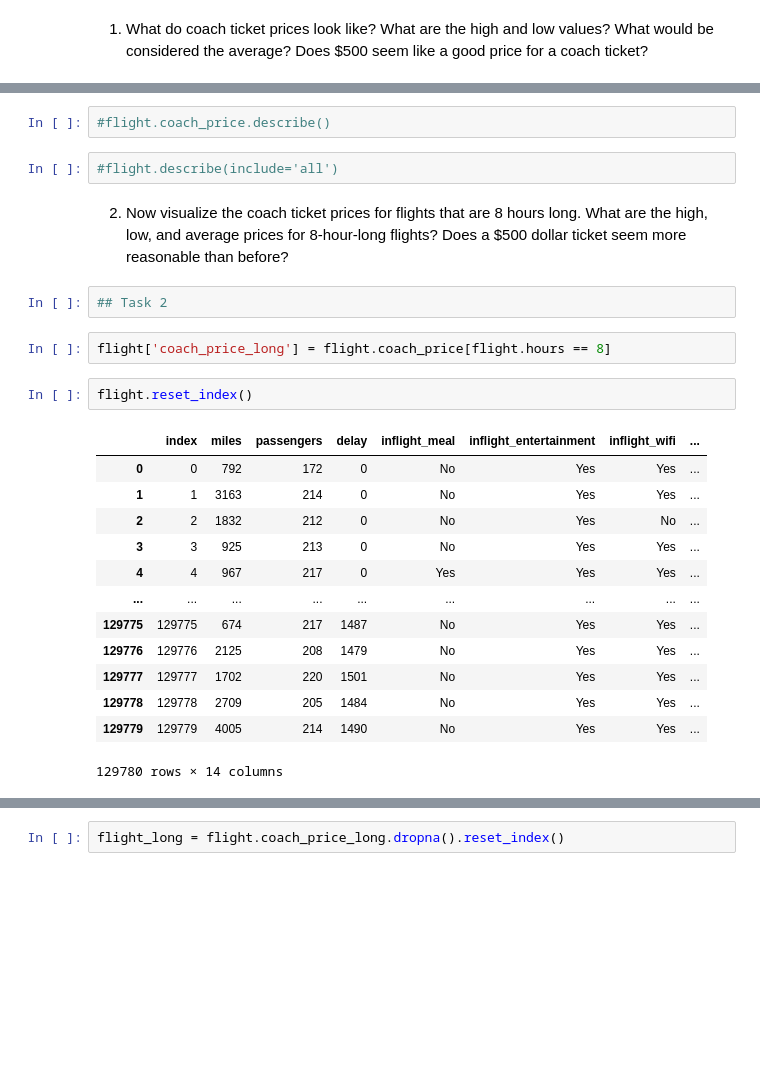
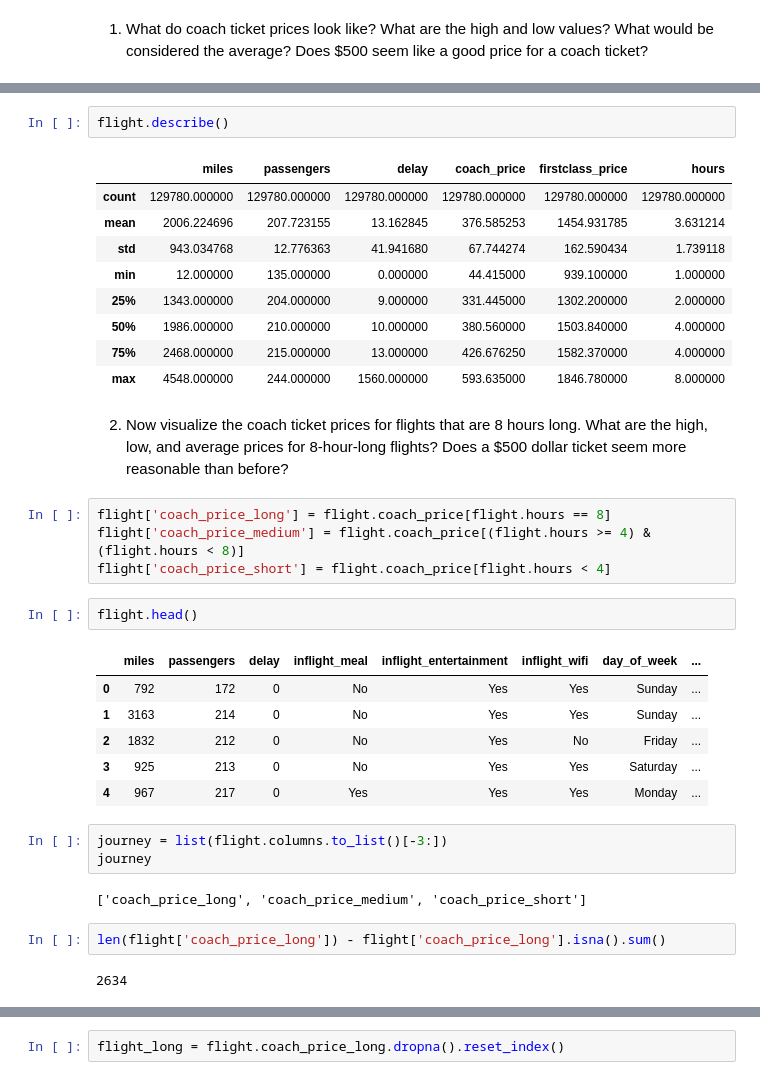
Before and after one commit to LiZoMark841619/Airline_analysis, a Jupyter notebook: Airline_analysis/Airline Analysis.ipynb, the cells around one changed output, grey strips where cells are left out. Drawn from its saved outputs; the diff is of its cells as text; blank space fills up the shorter version.

```diff
--- a/Airline_analysis/Airline Analysis.ipynb
+++ b/Airline_analysis/Airline Analysis.ipynb
@@ -84,26 +86,36 @@ that the $500 ticket is in that range
-# %%
-#flight.coach_price.describe()
-# %%
-#flight.describe(include='all')
+# %%
+flight.describe()
+# %% [output]
+|  | miles | passengers | delay | coach_price | firstclass_price | hours |
+| count | 129780.000000 | 129780.000000 | 129780.000000 | 129780.000000 | 129780.000000 | 129780.000000 |
+| mean | 2006.224696 | 207.723155 | 13.162845 | 376.585253 | 1454.931785 | 3.631214 |
+| std | 943.034768 | 12.776363 | 41.941680 | 67.744274 | 162.590434 | 1.739118 |
+| min | 12.000000 | 135.000000 | 0.000000 | 44.415000 | 939.100000 | 1.000000 |
+| 25% | 1343.000000 | 204.000000 | 9.000000 | 331.445000 | 1302.200000 | 2.000000 |
+| 50% | 1986.000000 | 210.000000 | 10.000000 | 380.560000 | 1503.840000 | 4.000000 |
+| 75% | 2468.000000 | 215.000000 | 13.000000 | 426.676250 | 1582.370000 | 4.000000 |
+| max | 4548.000000 | 244.000000 | 1560.000000 | 593.635000 | 1846.780000 | 8.000000 |
 # %% [markdown]
 2. Now visualize the coach ticket prices for flights that are 8 hours long. What are the high, low, and average prices for 8-hour-long flights? Does a $500 dollar ticket seem more reasonable than before?
-# %%
-## Task 2
 # %%
 flight['coach_price_long'] = flight.coach_price[flight.hours == 8]
+flight['coach_price_medium'] = flight.coach_price[(flight.hours >= 4) & (flight.hours < 8)]
+flight['coach_price_short'] = flight.coach_price[flight.hours < 4]
 # %%
-flight.reset_index()
+flight.head()
 # %% [output]
-|  | index | miles | passengers | delay | inflight_meal | inflight_entertainment | inflight_wifi | ... |
-| 0 | 0 | 792 | 172 | 0 | No | Yes | Yes | ... |
-| 1 | 1 | 3163 | 214 | 0 | No | Yes | Yes | ... |
-| 2 | 2 | 1832 | 212 | 0 | No | Yes | No | ... |
-| 3 | 3 | 925 | 213 | 0 | No | Yes | Yes | ... |
-| 4 | 4 | 967 | 217 | 0 | Yes | Yes | Yes | ... |
-| ... | ... | ... | ... | ... | ... | ... | ... | ... |
-| 129775 | 129775 | 674 | 217 | 1487 | No | Yes | Yes | ... |
-| 129776 | 129776 | 2125 | 208 | 1479 | No | Yes | Yes | ... |
-| 129777 | 129777 | 1702 | 220 | 1501 | No | Yes | Yes | ... |
-| 129778 | 129778 | 2709 | 205 | 1484 | No | Yes | Yes | ... |
-| 129779 | 129779 | 4005 | 214 | 1490 | No | Yes | Yes | ... |
+|  | miles | passengers | delay | inflight_meal | inflight_entertainment | inflight_wifi | day_of_week | ... |
+| 0 | 792 | 172 | 0 | No | Yes | Yes | Sunday | ... |
+| 1 | 3163 | 214 | 0 | No | Yes | Yes | Sunday | ... |
+| 2 | 1832 | 212 | 0 | No | Yes | No | Friday | ... |
+| 3 | 925 | 213 | 0 | No | Yes | Yes | Saturday | ... |
+| 4 | 967 | 217 | 0 | Yes | Yes | Yes | Monday | ... |
-129780 rows × 14 columns
+# %%
+journey = list(flight.columns.to_list()[-3:])
+journey
+# %% [output]
+['coach_price_long', 'coach_price_medium', 'coach_price_short']
+# %%
+len(flight['coach_price_long']) - flight['coach_price_long'].isna().sum()
+# %% [output]
+2634
```
Also changed, not shown: parts of 40 cells of this notebook.
